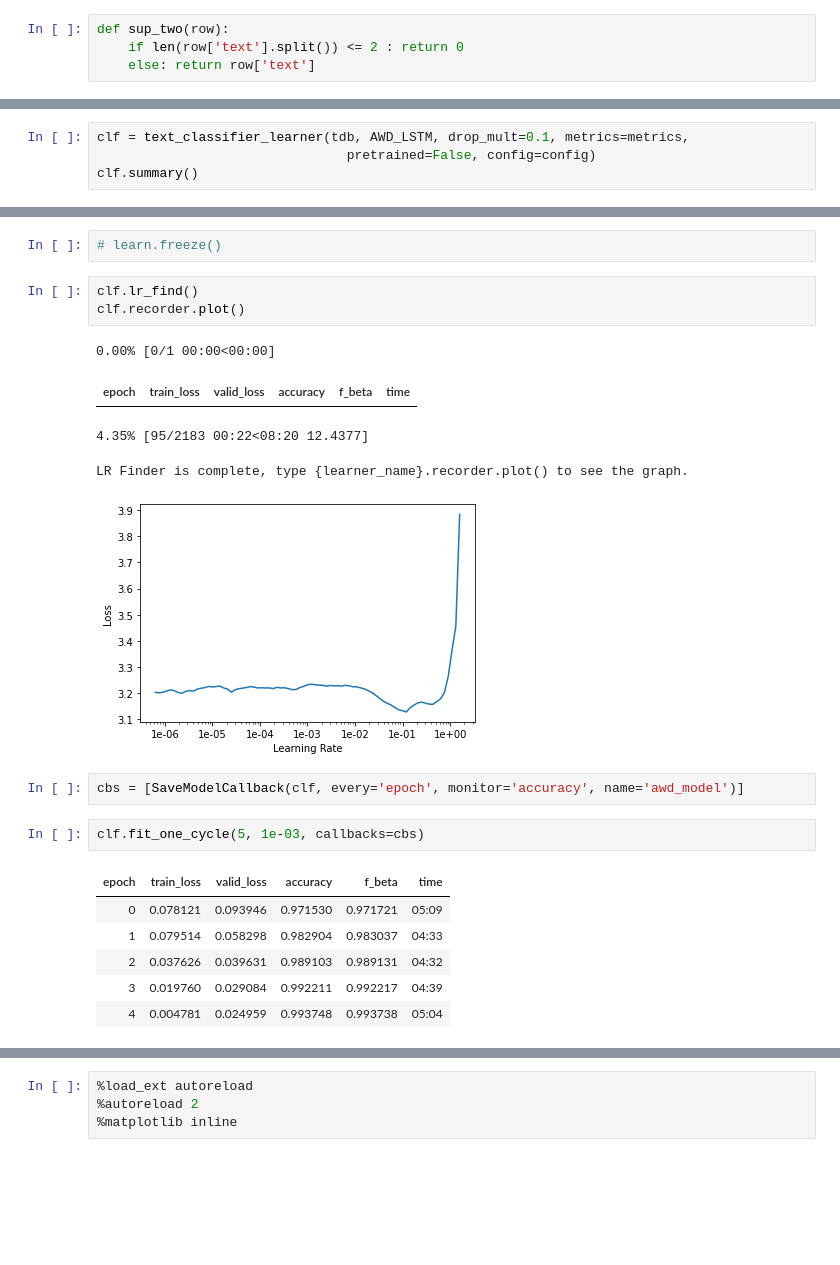
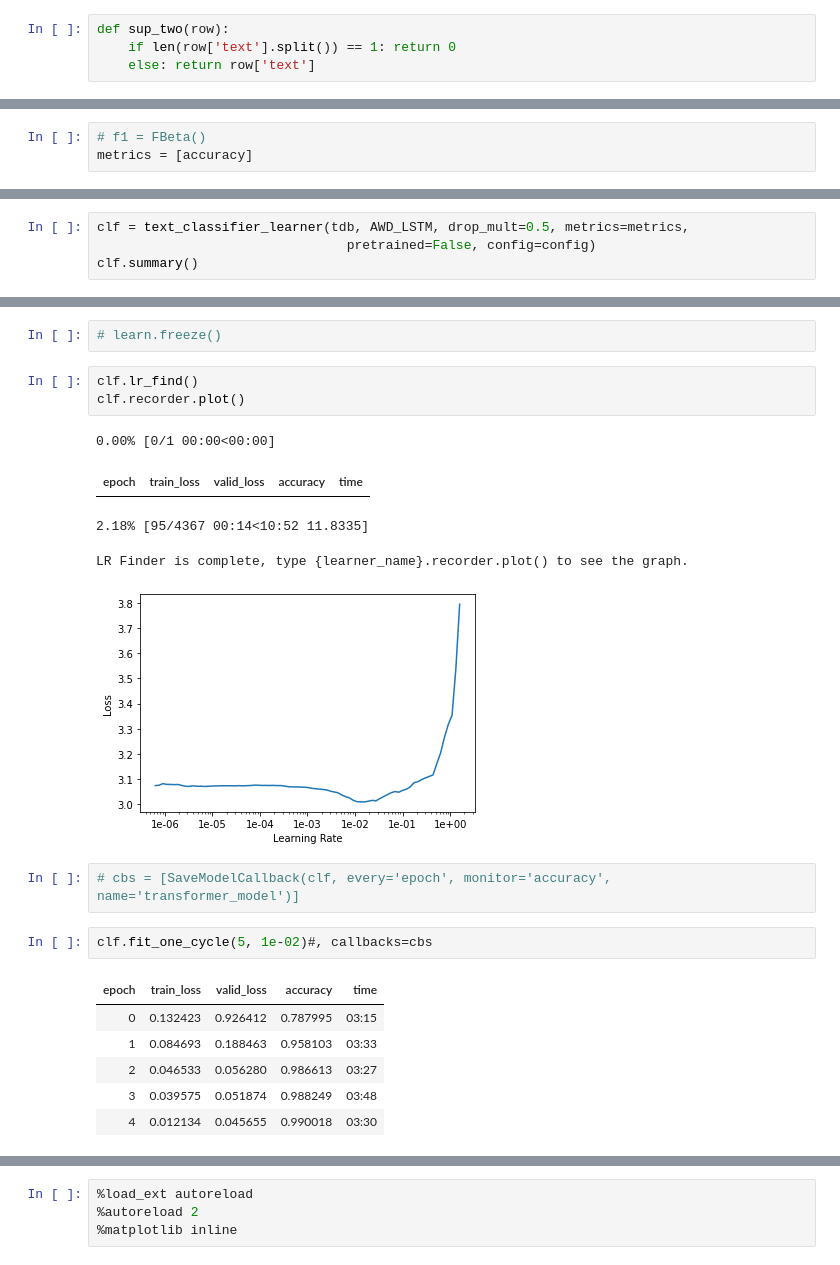
Before and after one commit to rashidhaffadi/Language-Identification, a Jupyter notebook: Europarl_Deep_Learning.ipynb, the cells around one changed output, grey strips where cells are left out. Cells and saved outputs as stored; diff of their text form; blank space fills up the shorter version.

```diff
--- a/Europarl_Deep_Learning.ipynb
+++ b/Europarl_Deep_Learning.ipynb
@@ -192,7 +152,7 @@ t_choices = np.random.choice(len(train_df), int(210000*0.7))
 v_choices = np.random.choice(len(valid_df), int(210000*0.3))
 # %%
 def sup_two(row):
-    if len(row['text'].split()) <= 2 : return 0
+    if len(row['text'].split()) == 1: return 0
     else: return row['text']
 # %%
 # taking sample
@@ -257,7 +218,10 @@ metrics = [accuracy, FBeta(beta=1)]
+# %%
+# f1 = FBeta()
+metrics = [accuracy]
 # %%
 config = dict(emb_sz=64*4, n_hid=32, n_layers=4, pad_token=0, qrnn=False, bidir=False, output_p=0.4,
                 hidden_p=0.3, input_p=0.4, embed_p=0.05, weight_p=0.5)
 # %%
-clf = text_classifier_learner(tdb, AWD_LSTM, drop_mult=0.1, metrics=metrics,
+clf = text_classifier_learner(tdb, AWD_LSTM, drop_mult=0.5, metrics=metrics,
                                 pretrained=False, config=config)
 clf.summary()
@@ -286,18 +232,18 @@ clf.lr_find()
 clf.recorder.plot()
 # %% [output]
 0.00% [0/1 00:00<00:00]
-| epoch | train_loss | valid_loss | accuracy | f_beta | time |
+| epoch | train_loss | valid_loss | accuracy | time |
-4.35% [95/2183 00:22<08:20 12.4377]
+2.18% [95/4367 00:14<10:52 11.8335]
 LR Finder is complete, type {learner_name}.recorder.plot() to see the graph.
-[figure, old version]
+[figure, new version]
 # %%
-cbs = [SaveModelCallback(clf, every='epoch', monitor='accuracy', name='awd_model')]
+# cbs = [SaveModelCallback(clf, every='epoch', monitor='accuracy', name='transformer_model')]
 # %%
-clf.fit_one_cycle(5, 1e-03, callbacks=cbs)
+clf.fit_one_cycle(5, 1e-02)#, callbacks=cbs
 # %% [output]
-| epoch | train_loss | valid_loss | accuracy | f_beta | time |
-| 0 | 0.078121 | 0.093946 | 0.971530 | 0.971721 | 05:09 |
-| 1 | 0.079514 | 0.058298 | 0.982904 | 0.983037 | 04:33 |
-| 2 | 0.037626 | 0.039631 | 0.989103 | 0.989131 | 04:32 |
-| 3 | 0.019760 | 0.029084 | 0.992211 | 0.992217 | 04:39 |
-| 4 | 0.004781 | 0.024959 | 0.993748 | 0.993738 | 05:04 |
+| epoch | train_loss | valid_loss | accuracy | time |
+| 0 | 0.132423 | 0.926412 | 0.787995 | 03:15 |
+| 1 | 0.084693 | 0.188463 | 0.958103 | 03:33 |
+| 2 | 0.046533 | 0.056280 | 0.986613 | 03:27 |
+| 3 | 0.039575 | 0.051874 | 0.988249 | 03:48 |
+| 4 | 0.012134 | 0.045655 | 0.990018 | 03:30 |
```
Also changed, not shown: parts of 62 cells of this notebook.
